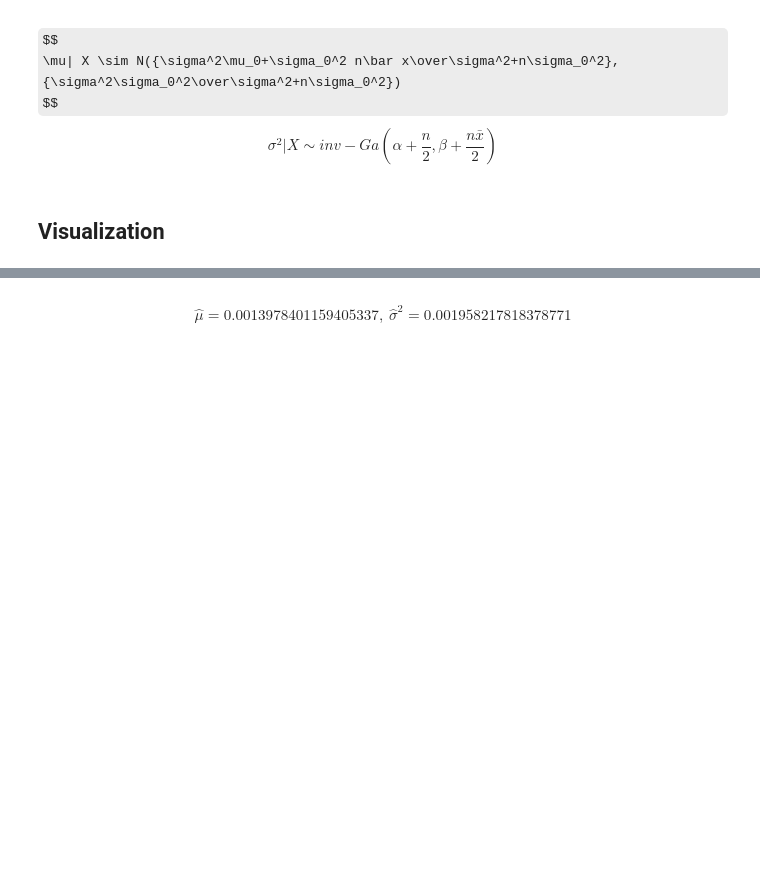
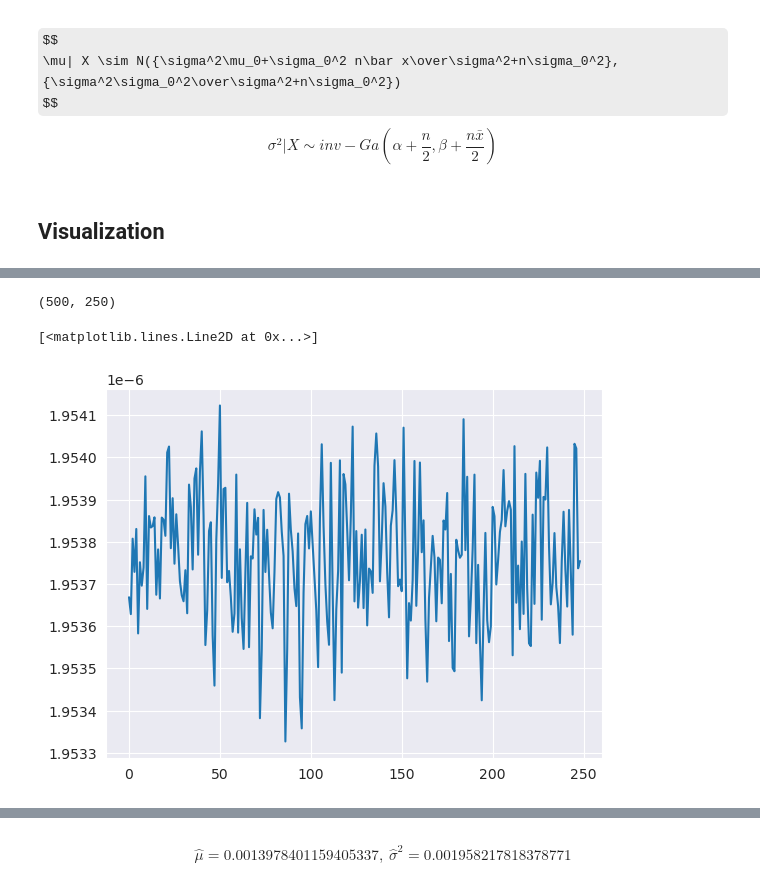
Before and after one commit to XDzzzzzZyq/Gibbs-Sampler, a Jupyter notebook: Gibbs Sampling.ipynb, the cells around one changed output, grey strips where cells are left out. Cells and saved outputs as stored; diff of their text form; code cells hidden in the pictures; some formulas as TeX source; blank space fills up the shorter version.

Commit message:
2.19 autocorrelation

```diff
--- a/Gibbs Sampling.ipynb
+++ b/Gibbs Sampling.ipynb
@@ -183,0 +151,2 @@ vs.show_distribution(mu_L, sigma2_L)
+# %%
+mu_T, sigma2_T = d.gibbs_samplings(mean_, sigma2_, n_, 250, 500)
@@ -183,0 +171,4 @@ vs.show_distribution(mu_L, sigma2_L)
+# %%
+mu_T.shape
+# %% [output]
+(500, 250)
@@ -183,0 +177,6 @@ vs.show_distribution(mu_L, sigma2_L)
+# %%
+mu_ac = rp.autocorrelation_seq(mu_T)
+plt.plot(mu_ac)
+# %% [output]
+[<matplotlib.lines.Line2D at 0x...>]
+[figure, added]
```
Also changed, not shown: parts of 19 cells of this notebook, 2 other files.
